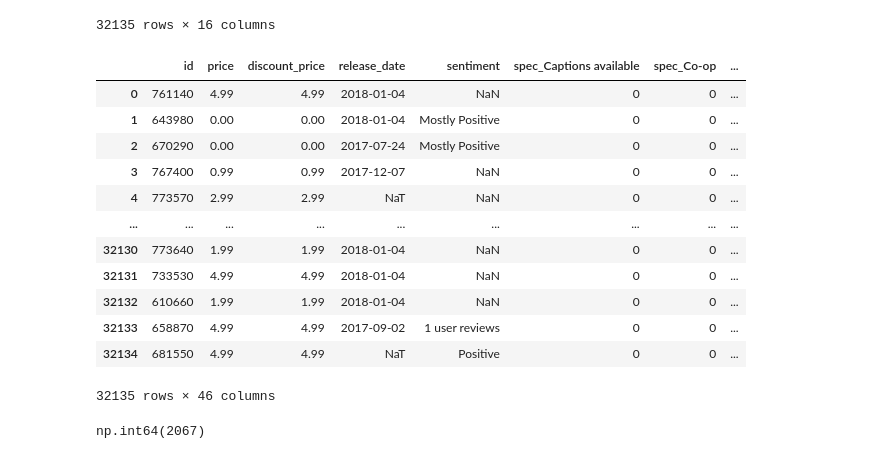
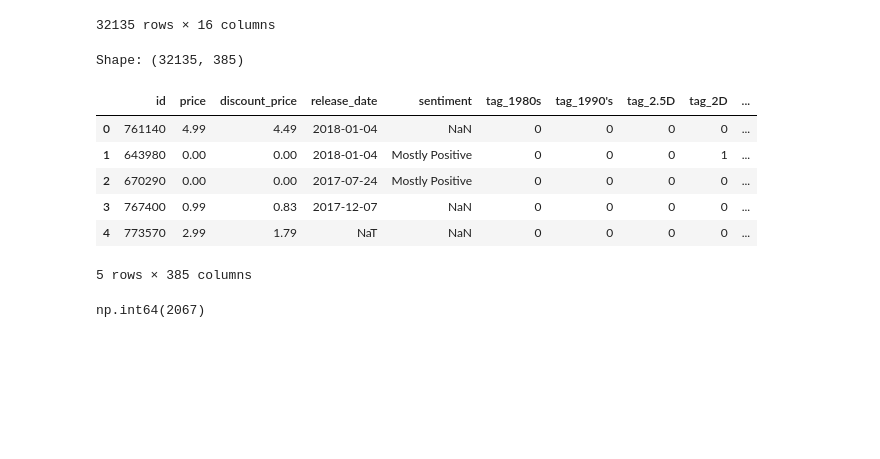
Before and after one commit to kylechoi101/CSE158_assignment2, a Jupyter notebook: modeling.ipynb, the cells around one changed output. Saved outputs shown, nothing was run; the diff lists cells and outputs as text; code cells hidden in the pictures; blank space fills up the shorter version.

Commit message:
cleaned item_matrix

```diff
--- a/modeling.ipynb
+++ b/modeling.ipynb
@@ -45,56 +45,63 @@ steam_games
 | 32134 | NaN | NaN | Maze Run VR | NaN | http://store.steampowered.com/app... | NaN | [Early Access, Adventure, Indie, ... | NaN | http://steamcommunity.com/app/681... | ... |
 32135 rows × 16 columns
 # %%
+import pandas as pd
+import numpy as np
+from sklearn.preprocessing import MultiLabelBinarizer
+
 item_matrix = steam_games.copy()
 item_matrix['tags'] = item_matrix['tags'].apply(lambda x: x if isinstance(x, list) else [])
 item_matrix['specs'] = item_matrix['specs'].apply(lambda x: x if isinstance(x, list) else [])
 item_matrix['title'] = item_matrix.apply(lambda x: x['title'] if isinstance(x['title'], str) else x['app_name'], axis=1)
+
 def clean_price(x):
     if isinstance(x, float):
         return x
     if isinstance(x, str):
         x_lower = x.strip().lower()
         if 'free' in x_lower:
             return 0.0
         try:
             return float(x)
         except ValueError:
             return np.nan
+    return np.nan
 
-    return np.nan
 item_matrix['price'] = item_matrix['price'].apply(clean_price)
-item_matrix['discount_price'] = item_matrix.apply(lambda x: x['discount_price'] if ((x['discount_price'] != np.nan) & (isinstance(x['discount_price'], str))) else x['price'], axis=1)
+item_matrix['discount_price'] = item_matrix['discount_price'].apply(clean_price)
+item_matrix['discount_price'] = item_matrix['discount_price'].fillna(item_matrix['price'])
 
-from sklearn.preprocessing import MultiLabelBinarizer
 mlb = MultiLabelBinarizer()
 binary_matrix = mlb.fit_transform(item_matrix['tags'])
-prefixed_columns = [f"tag_{c}" for c in mlb.classes_]
-df_encoded = pd.DataFrame(binary_matrix, columns=prefixed_columns, index=item_matrix.index)
-item_matrix = pd.concat([item_matrix[['id', 'title', 'price', 'discount_price', 'release_date', 'developer', 'sentiment','specs']], df_encoded], axis=1)
-binary_matrix = mlb.fit_transform(item_matrix['specs'])
-prefixed_columns = [f"spec_{c}" for c in mlb.classes_]
-df_encoded = pd.DataFrame(binary_matrix, columns=prefixed_columns, index=item_matrix.index)
-item_matrix = pd.concat([item_matrix[['id', 'title', 'price', 'discount_price', 'release_date', 'developer', 'sentiment']], df_encoded], axis=1)
+tag_columns = [f"tag_{c}" for c in mlb.classes_]
+df_tags = pd.DataFrame(binary_matrix, columns=tag_columns, index=item_matrix.index)
+
+mlb_specs = MultiLabelBinarizer()
+binary_matrix_specs = mlb_specs.fit_transform(item_matrix['specs'])
+spec_columns = [f"spec_{c}" for c in mlb_specs.classes_]
+df_specs = pd.DataFrame(binary_matrix_specs, columns=spec_columns, index=item_matrix.index)
+
+keep_cols = ['id', 'title', 'price', 'discount_price', 'release_date', 'developer', 'sentiment']
+item_matrix = pd.concat([item_matrix[keep_cols], df_tags, df_specs], axis=1)
+
 top_30 = item_matrix['developer'].value_counts()[:30].index
-pattern = '|'.join([x for x in top_30 if len(x) > 0])
-item_matrix['top_30'] = item_matrix['developer'].str.contains(pattern, na=False, case=False).apply(int)
-item_matrix = item_matrix.drop(columns= ['title', 'developer'])
+pattern = '|'.join([str(x) for x in top_30 if len(str(x)) > 0])
+item_matrix['top_30_dev'] = item_matrix['developer'].str.contains(pattern, na=False, case=False).astype(int)
+
+item_matrix = item_matrix.drop(columns=['title', 'developer'])
 item_matrix['release_date'] = pd.to_datetime(item_matrix['release_date'], errors='coerce')
-item_matrix
+
+print(f"Shape: {item_matrix.shape}")
+item_matrix.head()
 # %% [output]
+Shape: (32135, 385)
-|  | id | price | discount_price | release_date | sentiment | spec_Captions available | spec_Co-op | ... |
-| 0 | 761140 | 4.99 | 4.99 | 2018-01-04 | NaN | 0 | 0 | ... |
-| 1 | 643980 | 0.00 | 0.00 | 2018-01-04 | Mostly Positive | 0 | 0 | ... |
-| 2 | 670290 | 0.00 | 0.00 | 2017-07-24 | Mostly Positive | 0 | 0 | ... |
-| 3 | 767400 | 0.99 | 0.99 | 2017-12-07 | NaN | 0 | 0 | ... |
-| 4 | 773570 | 2.99 | 2.99 | NaT | NaN | 0 | 0 | ... |
-| ... | ... | ... | ... | ... | ... | ... | ... | ... |
-| 32130 | 773640 | 1.99 | 1.99 | 2018-01-04 | NaN | 0 | 0 | ... |
-| 32131 | 733530 | 4.99 | 4.99 | 2018-01-04 | NaN | 0 | 0 | ... |
-| 32132 | 610660 | 1.99 | 1.99 | 2018-01-04 | NaN | 0 | 0 | ... |
-| 32133 | 658870 | 4.99 | 4.99 | 2017-09-02 | 1 user reviews | 0 | 0 | ... |
-| 32134 | 681550 | 4.99 | 4.99 | NaT | Positive | 0 | 0 | ... |
+|  | id | price | discount_price | release_date | sentiment | tag_1980s | tag_1990's | tag_2.5D | tag_2D | ... |
+| 0 | 761140 | 4.99 | 4.49 | 2018-01-04 | NaN | 0 | 0 | 0 | 0 | ... |
+| 1 | 643980 | 0.00 | 0.00 | 2018-01-04 | Mostly Positive | 0 | 0 | 0 | 1 | ... |
+| 2 | 670290 | 0.00 | 0.00 | 2017-07-24 | Mostly Positive | 0 | 0 | 0 | 0 | ... |
+| 3 | 767400 | 0.99 | 0.83 | 2017-12-07 | NaN | 0 | 0 | 0 | 0 | ... |
+| 4 | 773570 | 2.99 | 1.79 | NaT | NaN | 0 | 0 | 0 | 0 | ... |
-32135 rows × 46 columns
+5 rows × 385 columns
 # %%
 item_matrix.to_csv('item_matrix.csv')
 # %%
```
